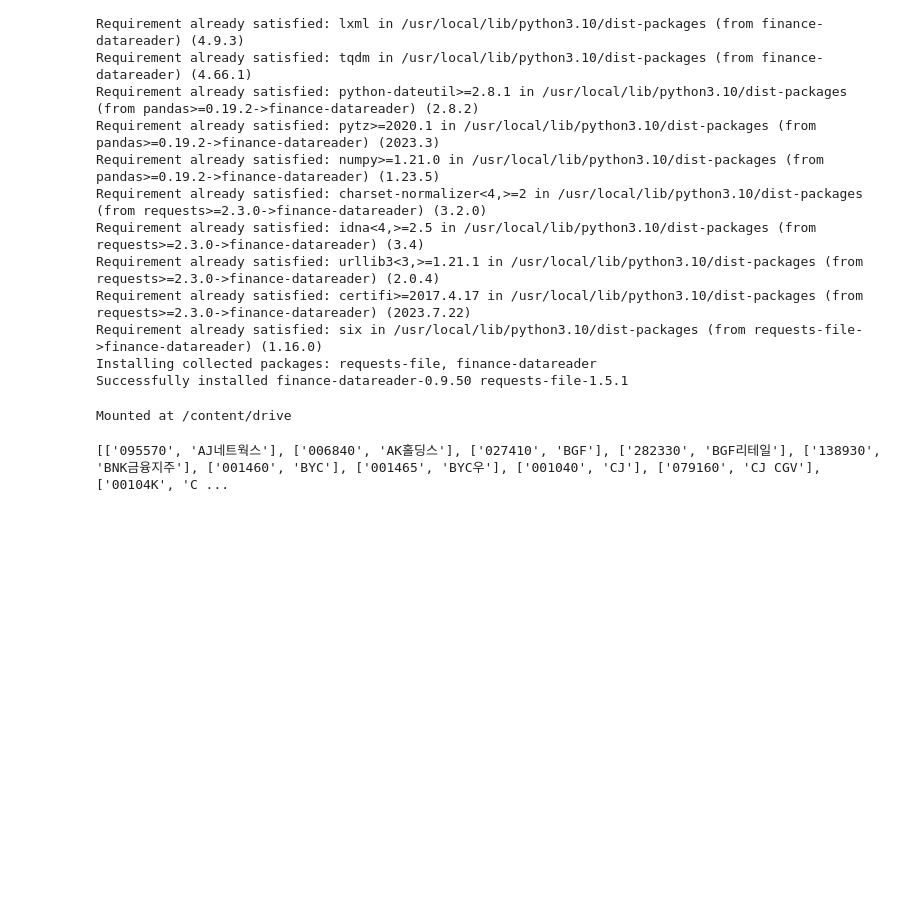
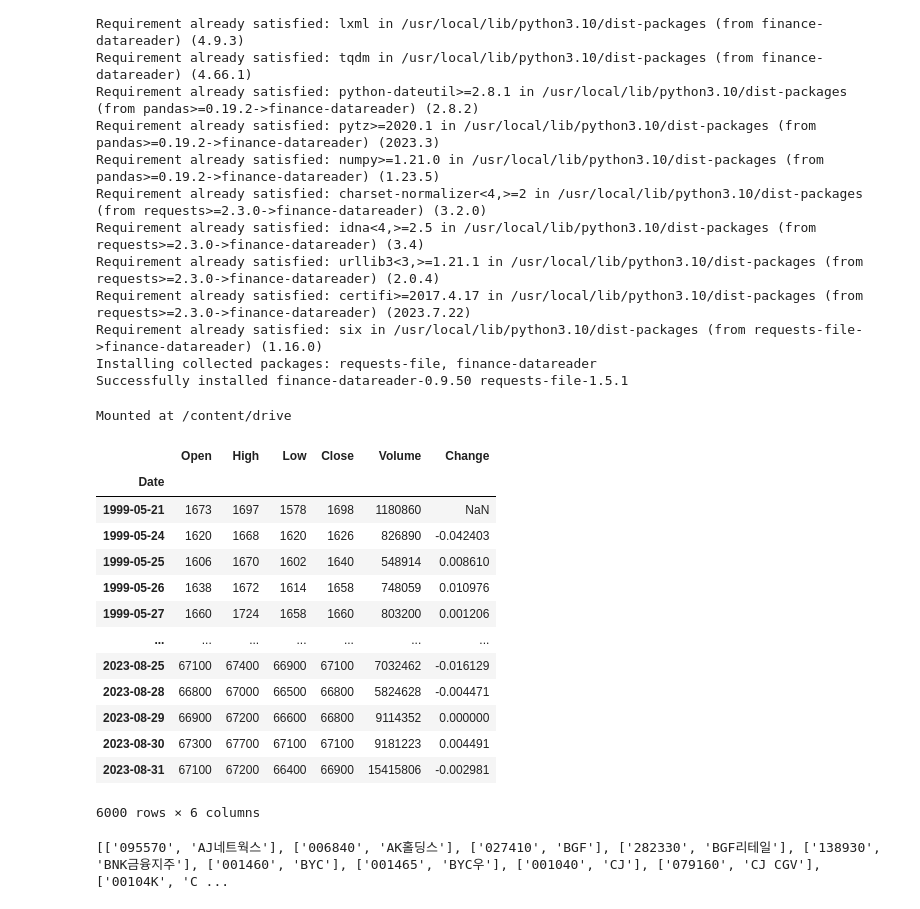
Before and after one commit to leechanhoe/Stock-Prediction-Project, a Jupyter notebook: 프로젝트결론/train_kospi90_kosdaq500/ipynb파일/actual_validation_up_kospi.ipynb, the cells around one changed output. Saved outputs shown, nothing was run; the diff lists cells and outputs as text; code cells hidden in the pictures; blank space fills up the shorter version.

```diff
--- a/프로젝트결론/train_kospi90_kosdaq500/ipynb파일/actual_validation_up_kospi.ipynb
+++ b/프로젝트결론/train_kospi90_kosdaq500/ipynb파일/actual_validation_up_kospi.ipynb
@@ -24,6 +24,24 @@ from google.colab import drive
 drive.mount('/content/drive')
 # %% [output]
 Mounted at /content/drive
+# %%
+a = fdr.DataReader('005930', '1999-03-01')
+a
+# %% [output]
+|  | Open | High | Low | Close | Volume | Change |
+| Date |  |  |  |  |  |  |
+| 1999-05-21 | 1673 | 1697 | 1578 | 1698 | 1180860 | NaN |
+| 1999-05-24 | 1620 | 1668 | 1620 | 1626 | 826890 | -0.042403 |
+| 1999-05-25 | 1606 | 1670 | 1602 | 1640 | 548914 | 0.008610 |
+| 1999-05-26 | 1638 | 1672 | 1614 | 1658 | 748059 | 0.010976 |
+| 1999-05-27 | 1660 | 1724 | 1658 | 1660 | 803200 | 0.001206 |
+| ... | ... | ... | ... | ... | ... | ... |
+| 2023-08-25 | 67100 | 67400 | 66900 | 67100 | 7032462 | -0.016129 |
+| 2023-08-28 | 66800 | 67000 | 66500 | 66800 | 5824628 | -0.004471 |
+| 2023-08-29 | 66900 | 67200 | 66600 | 66800 | 9114352 | 0.000000 |
+| 2023-08-30 | 67300 | 67700 | 67100 | 67100 | 9181223 | 0.004491 |
+| 2023-08-31 | 67100 | 67200 | 66400 | 66900 | 15415806 | -0.002981 |
+6000 rows × 6 columns
 # %%
 import FinanceDataReader as fdr
 import pandas as pd
```
Also changed, not shown: parts of 5 cells of this notebook, 5 other files.
